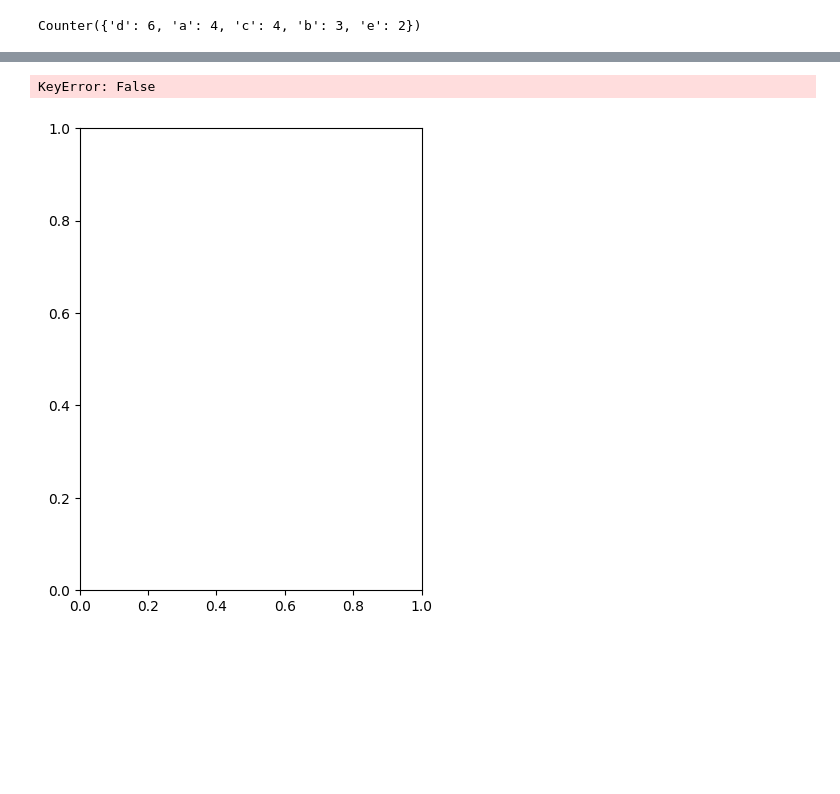
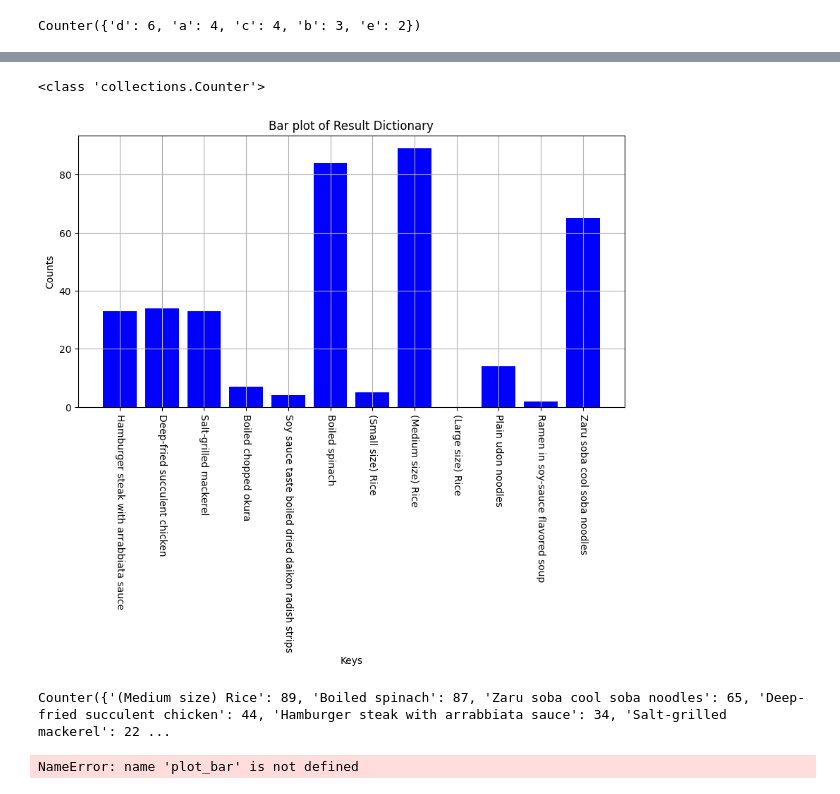
Before and after one commit to BumbuShoji/grad, a Jupyter notebook: 0514_01.ipynb, the cells around one changed output, grey strips where cells are left out. Cells and saved outputs as stored; diff of their text form; code cells hidden in the pictures; blank space fills up the shorter version.

```diff
--- a/0514_01.ipynb
+++ b/0514_01.ipynb
@@ -282,4 +247,0 @@ df_1.head()
-# %%
-df_1 = buffet_vegetable_preference(prompt,30)
-#df_2 = buffet_vegetable_preference(choice_2,prompt,50)
-df_1.head(30)
@@ -315,60 +248,15 @@ print(result)
-# %%
-import pandas as pd
-import matplotlib.pyplot as plt
-
-# Define dictionaries to map numeric values to descriptive labels
-choice_1_dic = {
-    1: "Dynamite chili and \n tangy lime-seasoned beets",
-    2: "Beets",
-    3: "Lighter-choice beets \n with no added sugar",
-    4: "High-antioxidant beets"
-}
-
-choice_2_dic = {
-    1:"Beets",
-    2:"Dynamite chili and \n tangy lime-seasoned beets",
-    3:"Lighter-choice beets \n with no added sugar",
-    4:"High-antioxidant beets"
-}
-
-
-choice_3_dic = {
-    1:"Higher-antioxidant beets",
-    2:"Beets",
-    3:"Lighter-choice beets \n with no added sugar",
-    4:"Dynamite chili and \n tangy lime-seasoned beets"
-}
-
-column = "number"
-
-# Define a function to plot frequency of numbers associated with descriptive labels
-def plot_frequency(df,column,choice_dic, ax):
-    frequency = df[column].value_counts().sort_index()
-    frequency.index = frequency.index.map(lambda x: choice_dic[x])
-    desired_order = list(choice_1_dic.values())
-    frequency = frequency.reindex(desired_order)
-    frequency.plot(kind='bar', ax=ax)
-    ax.set_xlabel('label')
-    ax.set_ylabel('Frequency')
-    ax.set_title(f'Frequency of {column}')
-    ax.tick_params(axis='x', rotation=0)
-
-# Create DataFrame 1 (df_1) and DataFrame 2 (df_2) before calling this function
-
-# Plot frequency for DataFrame 1
-plt.figure(figsize=(15, 6))
-ax1 = plt.subplot(1, 3, 1)
-plot_frequency(df_1, column,choice_1_dic, ax1)
-
-# Plot frequency for DataFrame 2
-ax2 = plt.subplot(1, 3, 2)
-plot_frequency(df_2, column,choice_2_dic, ax2)
-
-#ax3 = plt.subplot(1, 3, 3)
-#plot_frequency(df_3, column,choice_3_dic, ax3)
-
-plt.tight_layout()
-plt.show()
-# %% [output]
-KeyError: False
-[figure, removed]
+# %%
+dict_1 = count_number(df_1)
+print(type(dict_1))
+
+plot_bar(dict_1)
+# %% [output]
+<class 'collections.Counter'>
+[figure, added]
+# %%
+df_2 = buffet_vegetable_preference(prompt,100)
+df_2.head()
+result_dict_2 = count_number(df_2)
+# %% [output]
+Counter({'(Medium size) Rice': 89, 'Boiled spinach': 87, 'Zaru soba cool soba noodles': 65, 'Deep-fried succulent chicken': 44, 'Hamburger steak with arrabbiata sauce': 34, 'Salt-grilled mackerel': 22 ...
+NameError: name 'plot_bar' is not defined
```
Also changed, not shown: parts of 11 cells of this notebook.
